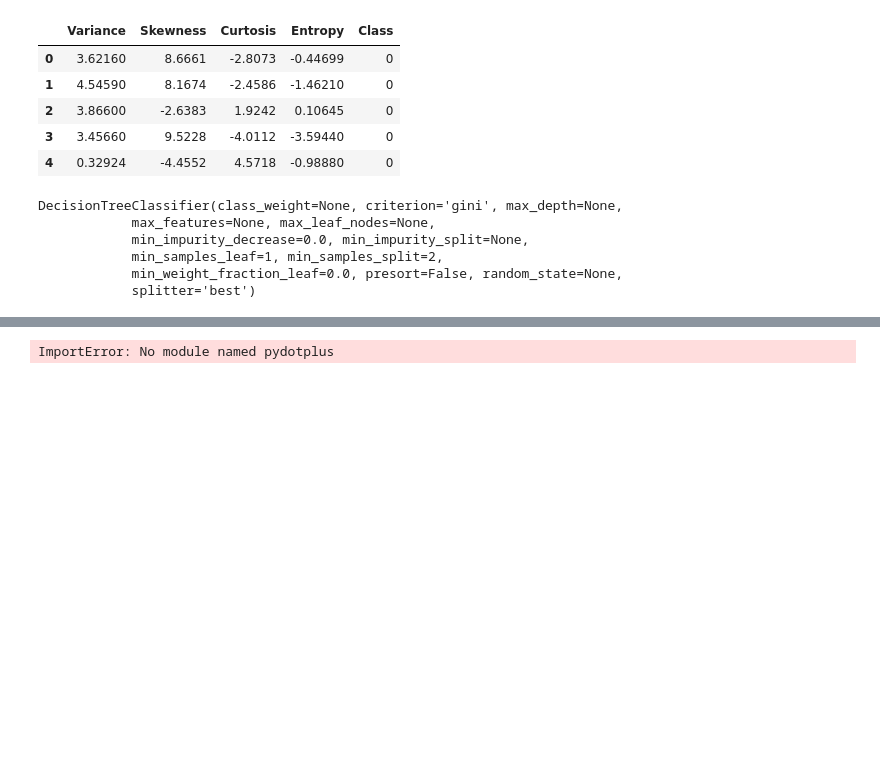
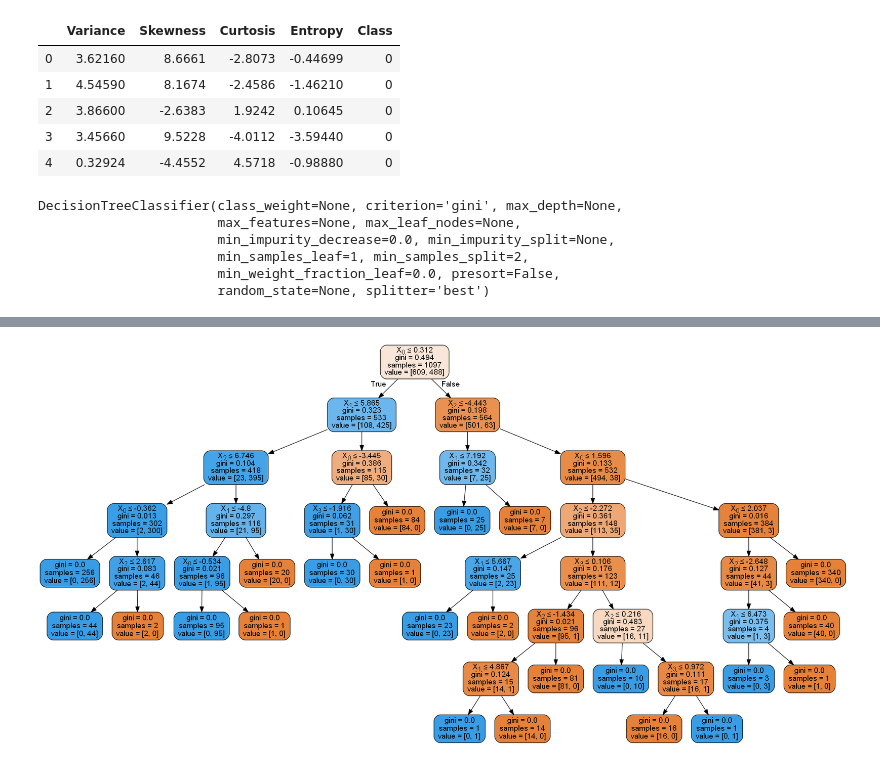
Before and after one commit to PragSharma2020/Python-ML-Various, a Jupyter notebook: Python-Traditional-ML-Algos/Decision Trees Classification - Scikit Learn.ipynb, the cells around one changed output, grey strips where cells are left out. Drawn from its saved outputs; the diff is of its cells as text; code cells hidden in the pictures; blank space fills up the shorter version.

```diff
--- a/Python-Traditional-ML-Algos/Decision Trees Classification - Scikit Learn.ipynb
+++ b/Python-Traditional-ML-Algos/Decision Trees Classification - Scikit Learn.ipynb
@@ -61,14 +85,14 @@ avg / total       0.99      0.99      0.99       275
 # %%
-'Visualising'
+'Another Visualisation Method'
 from sklearn.externals.six import StringIO
 from IPython.display import Image
 from sklearn.tree import export_graphviz
 import pydotplus
 dot_data = StringIO()
 export_graphviz(classifier_decisionTree, out_file=dot_data,
                 filled=True, rounded=True,
                 special_characters=True)
 graph = pydotplus.graph_from_dot_data(dot_data.getvalue())
 Image(graph.create_png())
 # %% [output]
-ImportError: No module named pydotplus
+[figure, added]
```
Also changed, not shown: parts of 5 cells of this notebook, 2 other files.
